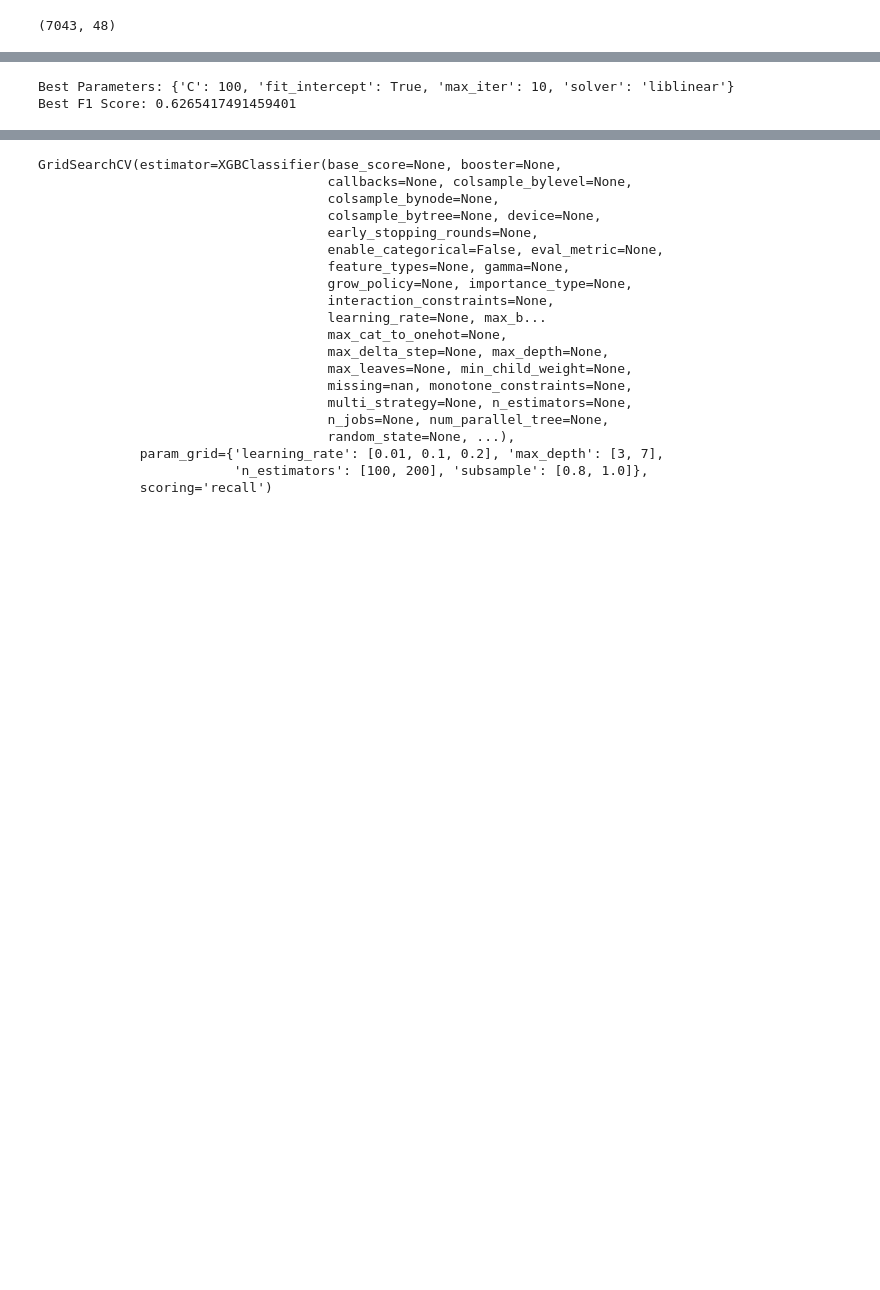
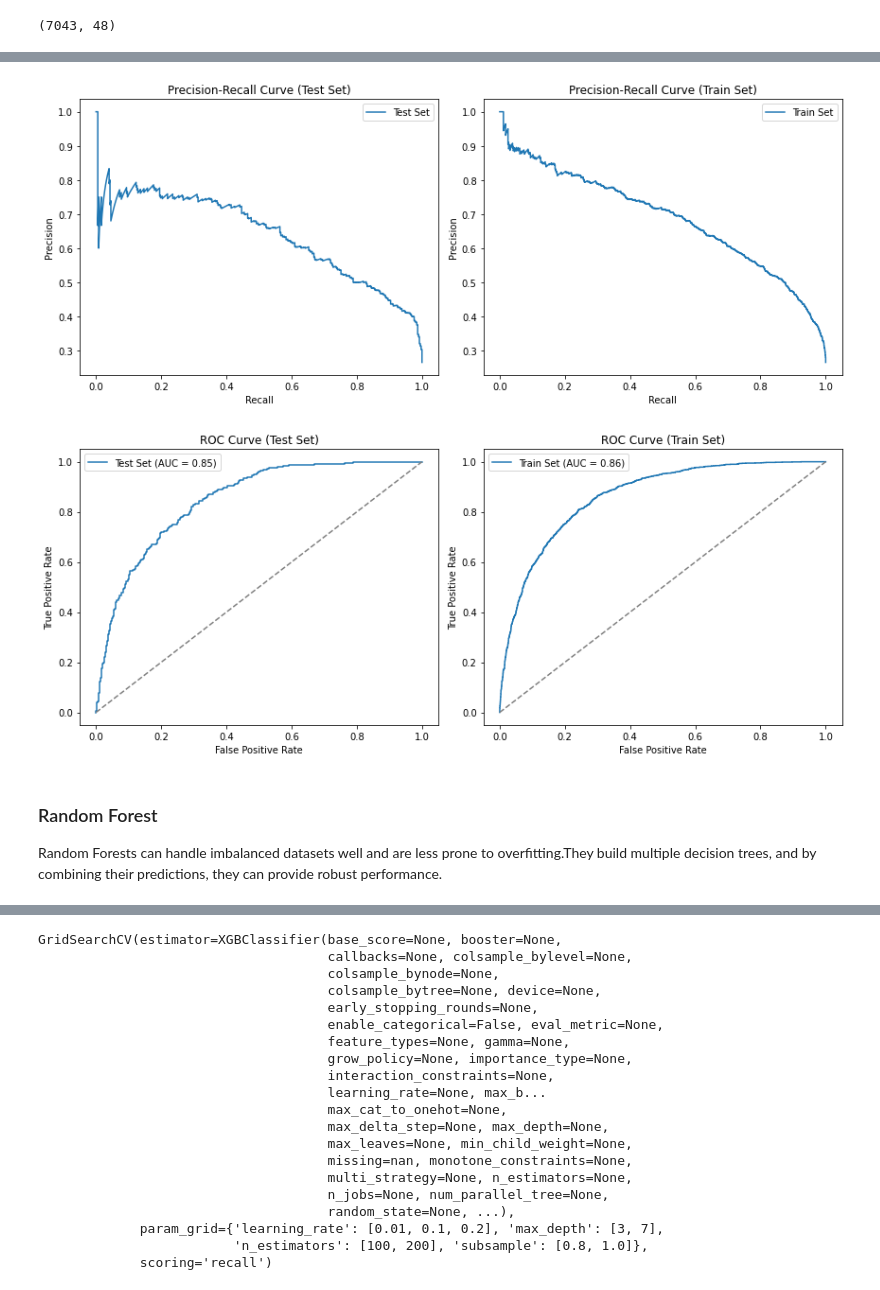
Before and after one commit to Vselenis/Machine-Learning-September-2022, a Jupyter notebook: 10. Project/Churn Prediction/Churn Prediction.ipynb, the cells around one changed output, grey strips where cells are left out. Saved outputs shown, nothing was run; the diff lists cells and outputs as text; code cells hidden in the pictures; blank space fills up the shorter version.

```diff
--- a/10. Project/Churn Prediction/Churn Prediction.ipynb
+++ b/10. Project/Churn Prediction/Churn Prediction.ipynb
@@ -425,2 +492,0 @@ grid_search = GridSearchCV(
-# %%
-grid_search.fit(client_attributes_train, client_label_train)
@@ -523,7 +588,71 @@ GridSearchCV(estimator=LogisticRegression(),
-# %%
-print("Best Parameters:", logistic_grid_search.best_params_)
-print("Best F1 Score:", logistic_grid_search.best_score_)
-# %% [output]
-Best Parameters: {'C': 100, 'fit_intercept': True, 'max_iter': 10, 'solver': 'liblinear'}
-Best F1 Score: 0.6265417491459401
+# %%
+import matplotlib.pyplot as plt
+from sklearn.metrics import precision_recall_curve, roc_curve, auc
+
+# Fit the logistic regression model with the best parameters
+best_logistic_model = LogisticRegression(**logistic_grid_search.best_params_)
+best_logistic_model.fit(client_attributes_train, client_label_train)
+
+# Predict probabilities for the positive class
+client_label_prob_test = best_logistic_model.predict_proba(client_attributes_test)[:, 1]
+client_label_prob_train = best_logistic_model.predict_proba(client_attributes_train)[:, 1]
+
+# Precision-Recall Curve
+precision_test, recall_test, _ = precision_recall_curve(client_label_test, client_label_prob_test)
+precision_train, recall_train, _ = precision_recall_curve(client_label_train, client_label_prob_train)
+
+plt.figure(figsize=(12, 5))
+
+# Precision-Recall Curve for Test Set
+plt.subplot(1, 2, 1)
+plt.plot(recall_test, precision_test, label='Test Set')
+plt.xlabel('Recall')
+plt.ylabel('Precision')
+plt.title('Precision-Recall Curve (Test Set)')
+plt.legend()
+
+# Precision-Recall Curve for Train Set
+plt.subplot(1, 2, 2)
+plt.plot(recall_train, precision_train, label='Train Set')
+plt.xlabel('Recall')
+plt.ylabel('Precision')
+plt.title('Precision-Recall Curve (Train Set)')
+plt.legend()
+
+plt.tight_layout()
+plt.show()
+
+# ROC Curve
+fpr_test, tpr_test, _ = roc_curve(client_label_test, client_label_prob_test)
+fpr_train, tpr_train, _ = roc_curve(client_label_train, client_label_prob_train)
+
+plt.figure(figsize=(12, 5))
+
+# ROC Curve for Test Set
+plt.subplot(1, 2, 1)
+plt.plot(fpr_test, tpr_test, label='Test Set (AUC = {:.2f})'.format(auc(fpr_test, tpr_test)))
+plt.plot([0, 1], [0, 1], linestyle='--', color='gray')
+plt.xlabel('False Positive Rate')
+plt.ylabel('True Positive Rate')
+plt.title('ROC Curve (Test Set)')
+plt.legend()
+
+# ROC Curve for Train Set
+plt.subplot(1, 2, 2)
+plt.plot(fpr_train, tpr_train, label='Train Set (AUC = {:.2f})'.format(auc(fpr_train, tpr_train)))
+plt.plot([0, 1], [0, 1], linestyle='--', color='gray')
+plt.xlabel('False Positive Rate')
+plt.ylabel('True Positive Rate')
+plt.title('ROC Curve (Train Set)')
+plt.legend()
+
+plt.tight_layout()
+plt.show()
+# %% [output]
+[figure, added]
+[figure, added]
+# %% [markdown]
+### Random Forest
+
+Random Forests can handle imbalanced datasets well and are less prone to overfitting.They build multiple decision trees, and by combining their predictions, they can provide robust performance.
 # %%
```
Also changed, not shown: parts of 50 cells of this notebook.
